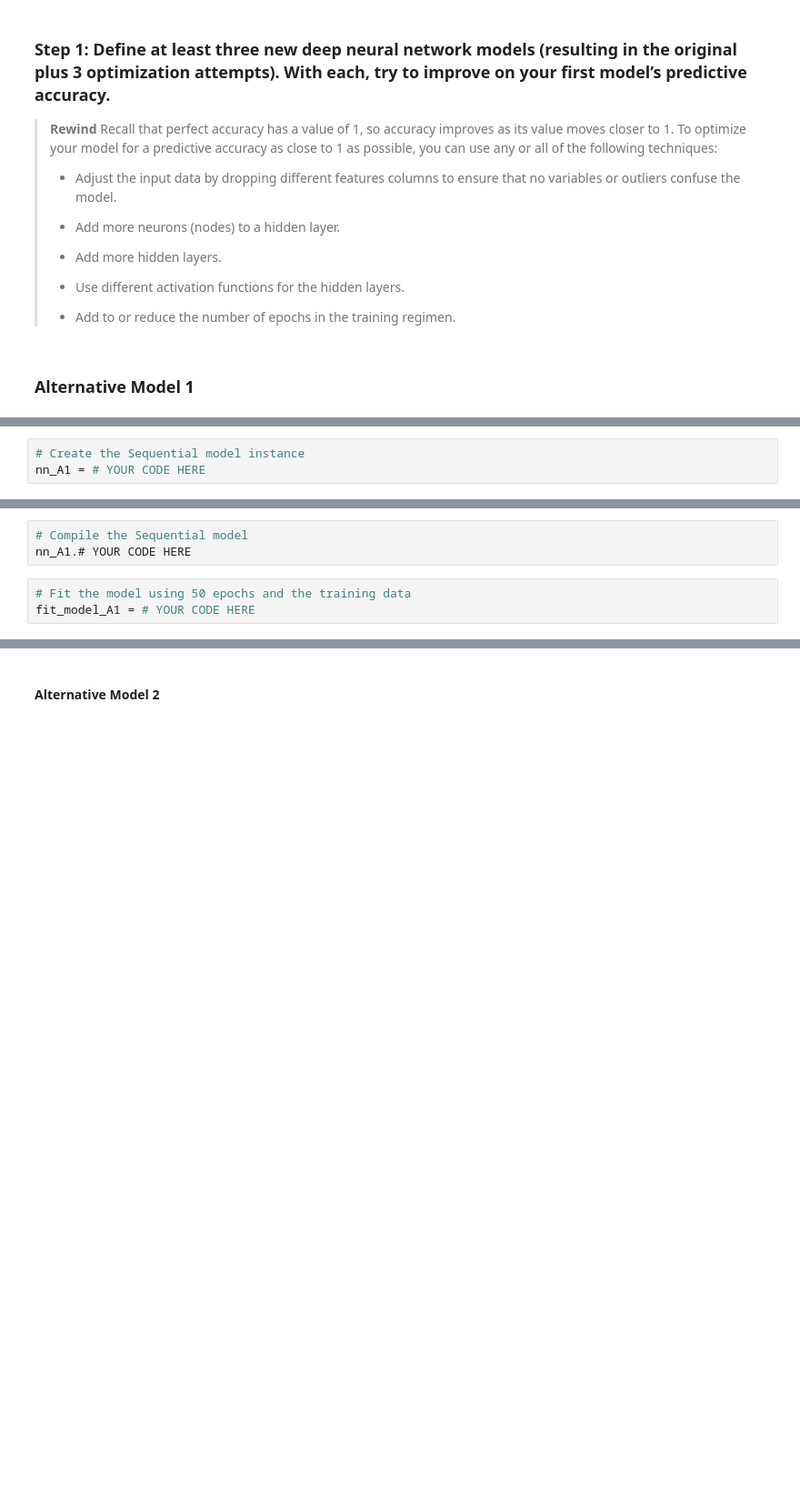
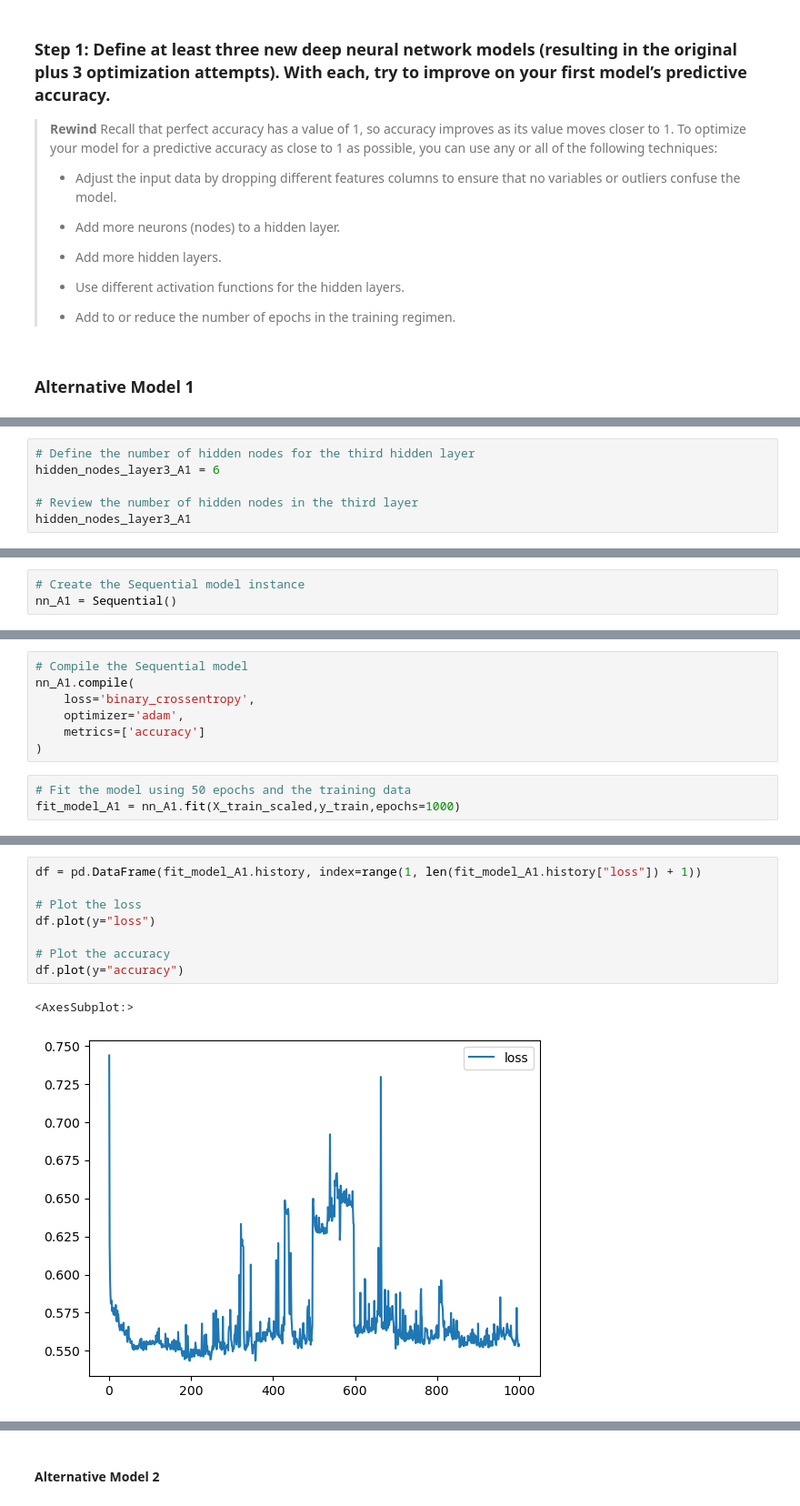
Before and after one commit to trentransom/Challenge_13, a Jupyter notebook: venture_funding_with_deep_learning.ipynb, the cells around one changed output, grey strips where cells are left out. Shown: that part at 91% size. Drawn from its saved outputs; the diff is of its cells as text; blank space fills up the shorter version.

```diff
--- a/venture_funding_with_deep_learning.ipynb
+++ b/venture_funding_with_deep_learning.ipynb
@@ -420,0 +433,6 @@ hidden_nodes_layer1_A1
+# %%
+# Define the number of hidden nodes for the third hidden layer
+hidden_nodes_layer3_A1 = 6
+
+# Review the number of hidden nodes in the third layer
+hidden_nodes_layer3_A1
@@ -421,3 +441,3 @@ hidden_nodes_layer1_A1
 # %%
 # Create the Sequential model instance
-nn_A1 = # YOUR CODE HERE
+nn_A1 = Sequential()
@@ -435,6 +498,10 @@ nn_A1 = # YOUR CODE HERE
 # %%
 # Compile the Sequential model
-nn_A1.# YOUR CODE HERE
+nn_A1.compile(
+    loss='binary_crossentropy',
+    optimizer='adam',
+    metrics=['accuracy']
+)
 # %%
 # Fit the model using 50 epochs and the training data
-fit_model_A1 = # YOUR CODE HERE
+fit_model_A1 = nn_A1.fit(X_train_scaled,y_train,epochs=1000)
@@ -440,0 +526,11 @@ fit_model_A1 = # YOUR CODE HERE
+# %%
+df = pd.DataFrame(fit_model_A1.history, index=range(1, len(fit_model_A1.history["loss"]) + 1))
+
+# Plot the loss
+df.plot(y="loss")
+
+# Plot the accuracy
+df.plot(y="accuracy")
+# %% [output]
+<AxesSubplot:>
+[figure, added]
```
Also changed, not shown: parts of 33 cells of this notebook, 7 other files.
